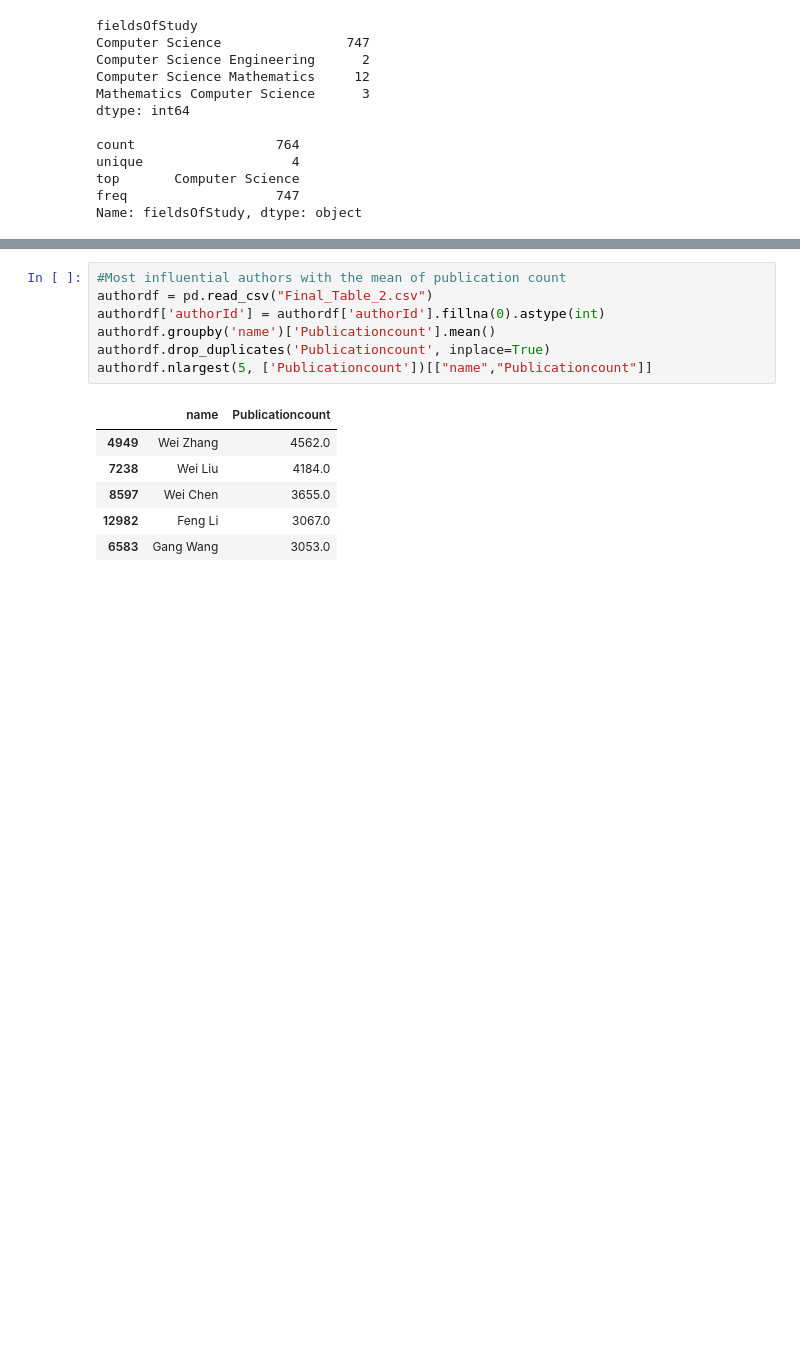
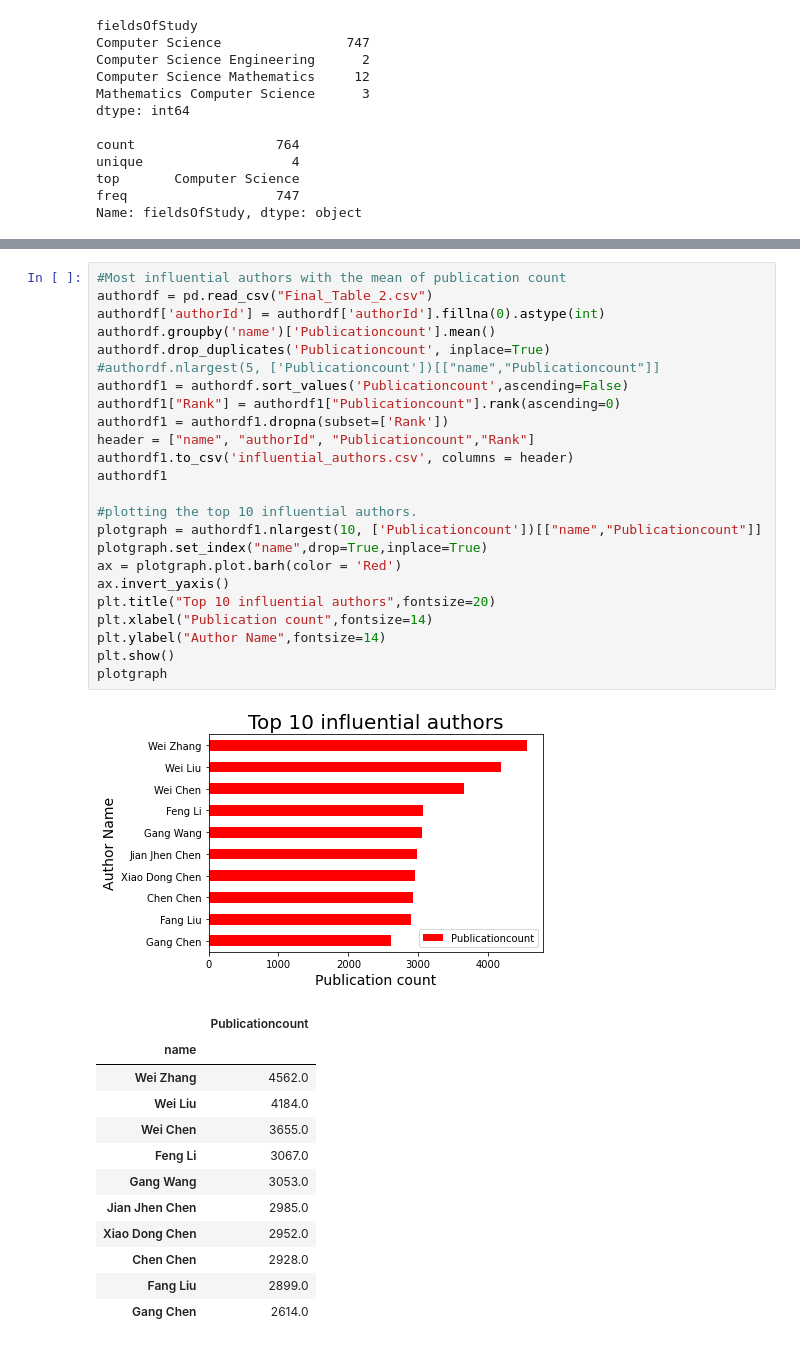
Before and after one commit to manishareddynarayan/Akshitha_INFO5731_Spring2020, a Jupyter notebook: Extracting_csv.ipynb, the cells around one changed output, grey strips where cells are left out. Cells and saved outputs as stored; diff of their text form; blank space fills up the shorter version.

```diff
--- a/Extracting_csv.ipynb
+++ b/Extracting_csv.ipynb
@@ -780,14 +866,38 @@ See the caveats in the documentation: https://pandas.pydata.org/pandas-docs/stab
 # %%
 #Most influential authors with the mean of publication count
 authordf = pd.read_csv("Final_Table_2.csv")
 authordf['authorId'] = authordf['authorId'].fillna(0).astype(int)
 authordf.groupby('name')['Publicationcount'].mean()
 authordf.drop_duplicates('Publicationcount', inplace=True)
-authordf.nlargest(5, ['Publicationcount'])[["name","Publicationcount"]]
+#authordf.nlargest(5, ['Publicationcount'])[["name","Publicationcount"]]
+authordf1 = authordf.sort_values('Publicationcount',ascending=False)
+authordf1["Rank"] = authordf1["Publicationcount"].rank(ascending=0)
+authordf1 = authordf1.dropna(subset=['Rank'])
+header = ["name", "authorId", "Publicationcount","Rank"]
+authordf1.to_csv('influential_authors.csv', columns = header)
+authordf1
+
+#plotting the top 10 influential authors.
+plotgraph = authordf1.nlargest(10, ['Publicationcount'])[["name","Publicationcount"]]
+plotgraph.set_index("name",drop=True,inplace=True)
+ax = plotgraph.plot.barh(color = 'Red')
+ax.invert_yaxis()
+plt.title("Top 10 influential authors",fontsize=20)
+plt.xlabel("Publication count",fontsize=14)
+plt.ylabel("Author Name",fontsize=14)
+plt.show()
+plotgraph
 # %% [output]
+[figure, added]
-|  | name | Publicationcount |
-| 4949 | Wei Zhang | 4562.0 |
-| 7238 | Wei Liu | 4184.0 |
-| 8597 | Wei Chen | 3655.0 |
-| 12982 | Feng Li | 3067.0 |
-| 6583 | Gang Wang | 3053.0 |
+|  | Publicationcount |
+| name |  |
+| Wei Zhang | 4562.0 |
+| Wei Liu | 4184.0 |
+| Wei Chen | 3655.0 |
+| Feng Li | 3067.0 |
+| Gang Wang | 3053.0 |
+| Jian Jhen Chen | 2985.0 |
+| Xiao Dong Chen | 2952.0 |
+| Chen Chen | 2928.0 |
+| Fang Liu | 2899.0 |
+| Gang Chen | 2614.0 |
```
Also changed, not shown: parts of 29 cells of this notebook.
